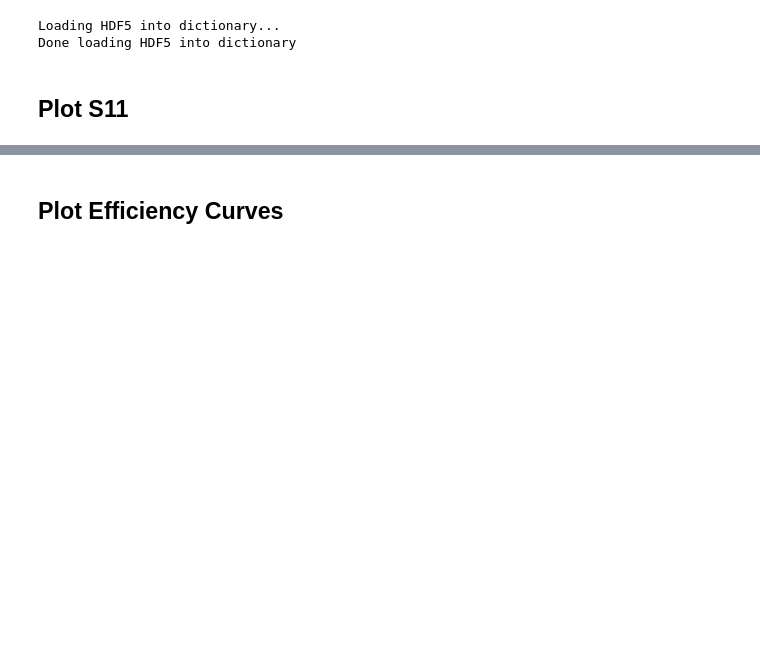
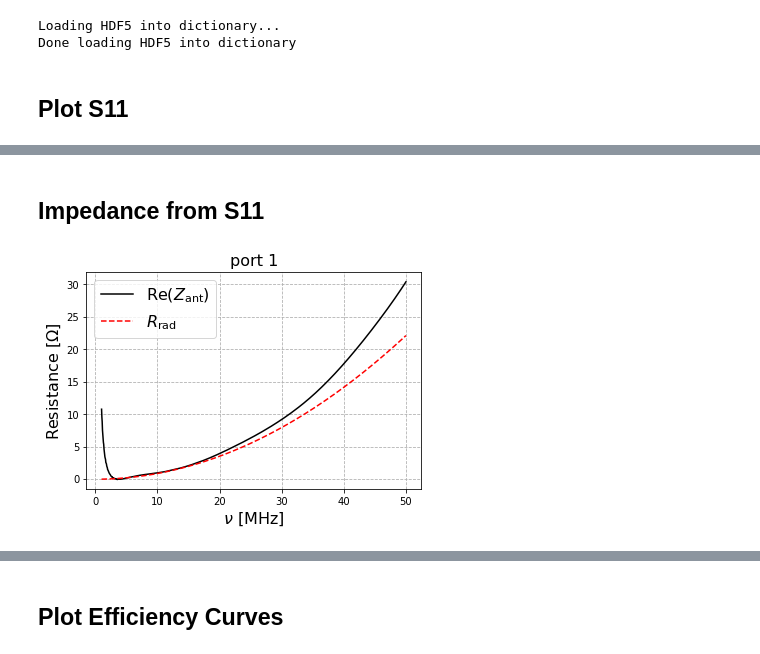
Before and after one commit to lusee-night/AntennaSimResults, a Jupyter notebook: notebooks/lusee_cst_beam_data_read_bnhan.ipynb, the cells around one changed output, grey strips where cells are left out. Saved outputs shown, nothing was run; the diff lists cells and outputs as text; code cells hidden in the pictures; blank space fills up the shorter version.

Commit message:
Updated notebook to read CST beam and compute impedance comparison

```diff
--- a/notebooks/lusee_cst_beam_data_read_bnhan.ipynb
+++ b/notebooks/lusee_cst_beam_data_read_bnhan.ipynb
@@ -240,0 +243,26 @@ plt.grid(ls='--')
+# %% [markdown]
+## Impedance from S11
+# %%
+# S11**2 ~ Gamma = (Z-Z_0)/(Z+Z_0) => Z = Z_0*(1+Gamma)/(1-Gamma)
+Z_0 = 50.0 # [Ohm]
+Z = Z_0*(1+spara_dat)/(1-spara_dat)
+
+# Radiation Resistance:
+# R_rad = (pi/6)*Z_vac*(L/lambda)**2, where Z_vac ~ 377 Ohm
+# Zin = Rin+j*Xin = Rrad+Rloss+j*Xin (https://www.edaboard.com/threads/antenna-impedance-and-radiation-resistance.254293/)
+Z_vac = 376.730 # [Ohm]b= mu_0*c
+L = 2*1 + 8e-3 #[m]
+spara_lamb = const.c.value/(spara_freq*1e6)
+R_rad = (np.pi/6)*Z_vac*(L/spara_lamb)**2
+
+fig = plt.plot(figsize=(10,7))
+port = '1'
+plt.plot(spara_freq,np.real(Z),'k-',label=r'Re($Z_{\rm ant}$)')
+plt.plot(spara_freq,R_rad,'r--',label=r'$R_{\rm rad}$')
+plt.title(f'port {port}', fontsize=16)
+plt.xlabel(r'$\nu$ [MHz]', fontsize=16)
+plt.ylabel(r'Resistance $[\Omega]$', fontsize=16)
+plt.legend(fontsize=16)
+plt.grid(ls='--')
+# %% [output]
+[figure, added]
```
Also changed, not shown: parts of 8 cells of this notebook.
